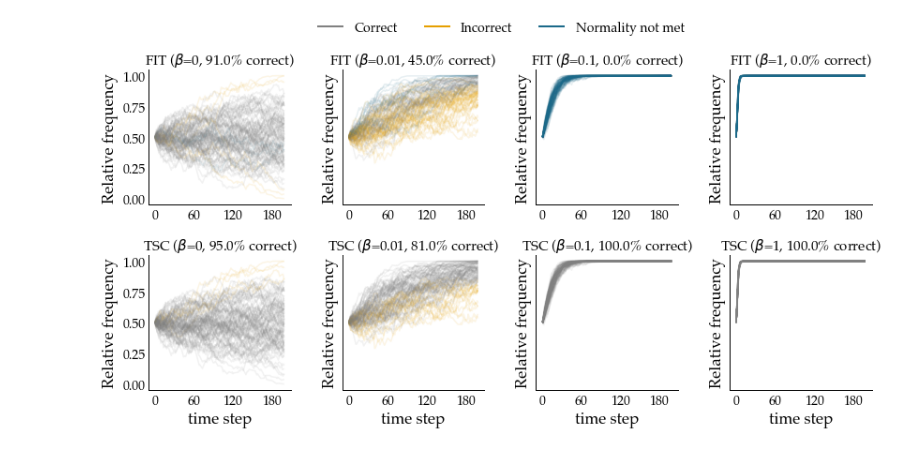
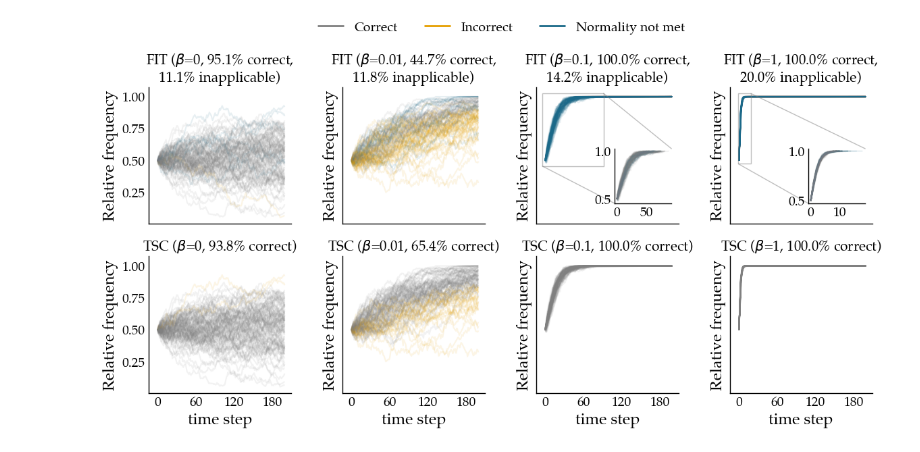
Before and after one commit to fbkarsdorp/nnfit, a Jupyter notebook: notebooks/Parameter analysis.ipynb, the cells around one changed output. Saved outputs shown, nothing was run; the diff lists cells and outputs as text; code cells hidden in the pictures.

```diff
--- a/notebooks/Parameter analysis.ipynb
+++ b/notebooks/Parameter analysis.ipynb
@@ -48,7 +48,11 @@ for rep in tqdm.trange(n_reps):
             data_dict[bin_size].append((selection, torch.FloatTensor(binned_data)))
 
             # Perform the FIT test
-            fit = frequency_increment_test(np.arange(1, len(binned_data) + 1), binned_data)
+            fit_data = binned_data[binned_data < 1]
+            if len(fit_data) > 3:
+                fit = frequency_increment_test(np.arange(1, len(fit_data) + 1), fit_data)
+            else:
+                fit = {"Tp": None, "Wp": None}
             fit.update({
                 "selection": selection,
                 "bin": bin_size,
@@ -152,28 +156,49 @@ plt.savefig("../overleaf/paper/plots/selection_over_bin.png", transparent=True,
 import matplotlib.pyplot as plt
 from matplotlib.lines import Line2D
 
-fig, axes = plt.subplots(ncols=4, nrows=2, figsize=(12, 6), sharey=True, constrained_layout=False)
+fig, axes = plt.subplots(
+    ncols=4, nrows=2, figsize=(12, 6),
+    sharex=True, sharey=True, constrained_layout=False)
+
+axins = (axes[0, 2].inset_axes([0.55, 0.15, 0.4, 0.4]),
+         axes[0, 3].inset_axes([0.55, 0.15, 0.4, 0.4]))
+axins[0].patch.set_visible(False)
+axins[1].patch.set_visible(False)
 
 for i, selection in enumerate((0, 0.01, 0.1, 1)):
     fit_accuracy, nn_accuracy = 0, 0
     batch, original_batch = [], []
-    for rep in range(100):
-        data = wright_fisher(n_agents, timesteps, selection, start=0.5)
-
-        binned_data = np.array(apply_binning(data, 200, n_agents))
+    fit_total = 0
+    for rep in range(1000):
+        data = wright_fisher(1000, timesteps, selection, start=0.5)
+        binned_data = np.array(apply_binning(data, 200, 1000))
         original_batch.append(binned_data)
         batch.append(binned_data)
-        fit = frequency_increment_test(np.arange(1, len(binned_data) + 1), binned_data)
-        color = ('C2' if (fit['Tp'] < 0.05 and selection == 0) else
+        # truncate series for absorption
+        fit_data = binned_data[(binned_data < 1) & (binned_data > 0)]
+        fit = frequency_increment_test(np.arange(1, len(fit_data) + 1), fit_data)
+        fit_raw = frequency_increment_test(np.arange(1, len(binned_data) + 1), binned_data)
+        color = ('C1' if (fit['Wp'] < 0.1) else
+                 'C2' if (fit['Tp'] < 0.05 and selection == 0) else
                  'C2' if (selection > 0 and fit['Tp'] > 0.05) else
-                 'C1' if (fit['Wp'] < 0.05) else
                  'grey')
+
+        color_raw = ('C1' if (fit_raw['Wp'] < 0.1) else
+                     'C2' if (fit_raw['Tp'] < 0.05 and selection == 0) else
+                     'C2' if (selection > 0 and fit_raw['Tp'] > 0.05) else
+                     'grey')
 
         if color == 'grey':
             fit_accuracy += 1
+        if color != "C1":
+            fit_total += 1
 
         if rep <= 100:
-            axes[0, i].plot(binned_data, color=color, alpha=0.1)
+            axes[0, i].plot(binned_data, color=color_raw, alpha=0.1)
+            if i >= 2:
+                axins[i - 2].plot(fit_data, color=color, alpha=0.1)
+    if i >= 2:
+        axes[0, i].indicate_inset_zoom(axins[i - 2])
 
     with torch.no_grad():
         prob = torch.sigmoid(
@@ -183,34 +208,34 @@ for i, selection in enumerate((0, 0.01, 0.1, 1)):
         for j, sample in enumerate(original_batch):
             color = ('C2' if (pred[j] and selection == 0) else
                      'C2' if (selection > 0 and not pred[j]) else
                      'grey')
 
             if color == "grey":
                 nn_accuracy += 1
 
-            if rep <= 100:
+            if j <= 100:
                 axes[1, i].plot(sample, color=color, alpha=0.1)
 
     axes[0, i].set_ylabel("Relative frequency")
     axes[0, i].spines['top'].set_visible(False)
     axes[0, i].spines['right'].set_visible(False)
-    axes[0, i].set_title(f'FIT ($\\beta$={selection}, {fit_accuracy/100:.1%} correct)', fontsize=15)
+    axes[0, i].set_title(f'FIT ($\\beta$={selection}, {fit_accuracy/fit_total:.1%} correct,\n{1 - (fit_total/1000):.1%} inapplicable)', fontsize=15)
     axes[0, i].xaxis.set_major_locator(plt.MaxNLocator(4))
 
     axes[1, i].set_xlabel("time step")
     axes[1, i].set_ylabel("Relative frequency")
     axes[1, i].spines['top'].set_visible(False)
     axes[1, i].spines['right'].set_visible(False)
     axes[1, i].xaxis.set_major_locator(plt.MaxNLocator(4))
-    axes[1, i].set_title(f'TSC ($\\beta$={selection}, {nn_accuracy/100:.1%} correct)', fontsize=15)
+    axes[1, i].set_title(f'TSC ($\\beta$={selection}, {nn_accuracy/1000:.1%} correct)', fontsize=15)
 
 custom_lines = [Line2D([0], [0], color="grey", lw=2),
                 Line2D([0], [0], color="C2", lw=2),
                 Line2D([0], [0], color="C1", lw=2)]
 fig.legend(custom_lines, ['Correct', 'Incorrect', 'Normality not met'],
           loc="upper center", ncol=3, bbox_to_anchor=(0.5, 1.05), frameon=False)
 plt.tight_layout()
 plt.savefig("../plots/fixed-bin-varying-selection.png",
             transparent=True, dpi=300, bbox_inches='tight')
 # %% [output]
-[figure, old version]
+[figure, new version]
```
Also changed, not shown: parts of 8 cells of this notebook, 1 other file.
